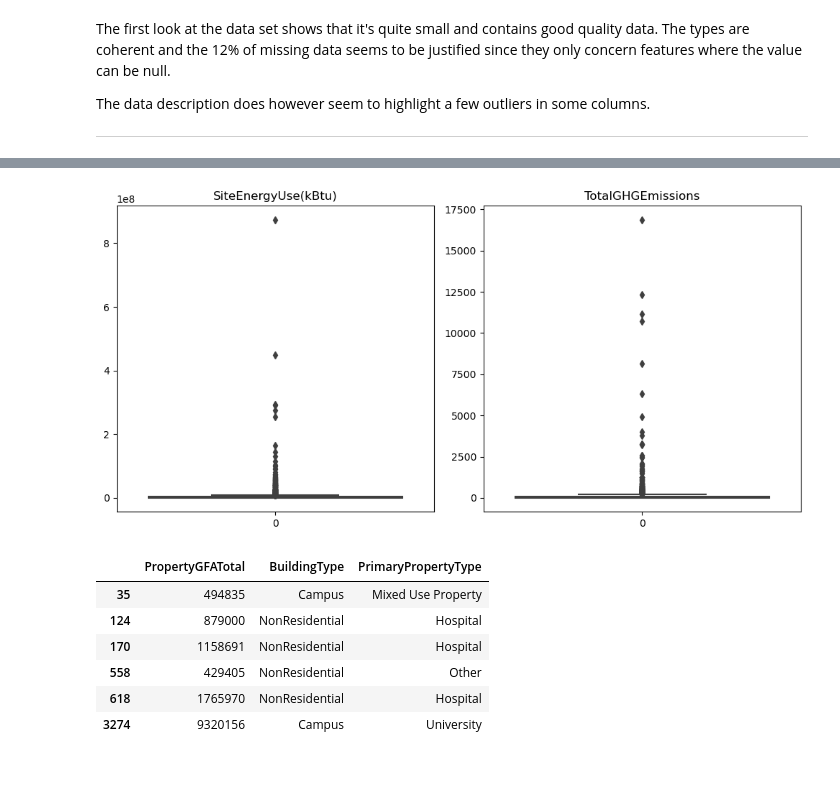
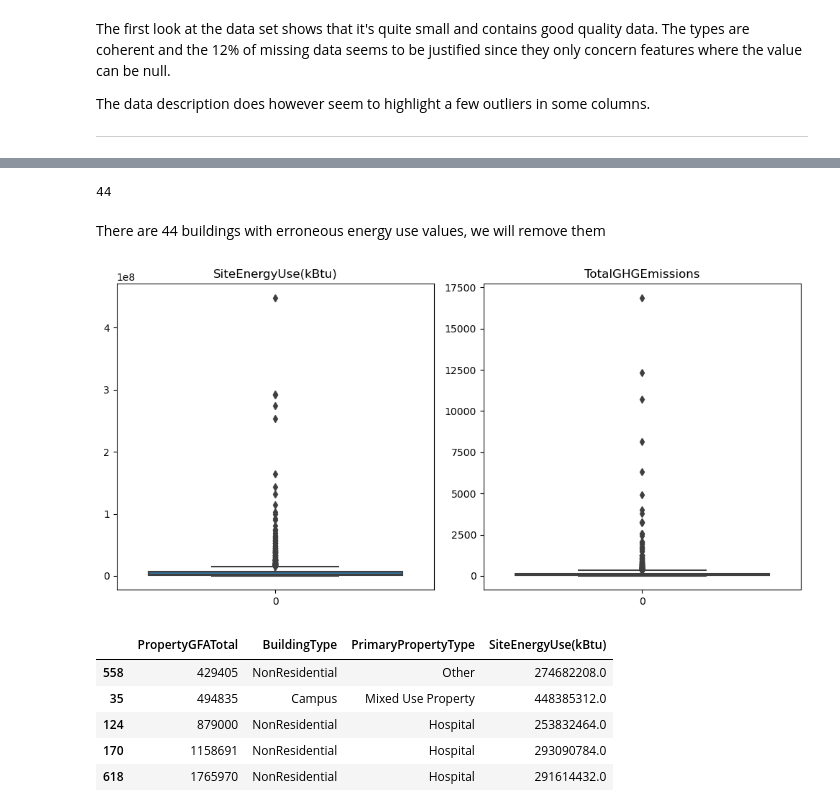
Before and after one commit to Dzov/DSP4, a Jupyter notebook: Haladjian_Amelie-Dzovinar_1_notebook_exploratoire_082023.ipynb, the cells around one changed output, grey strips where cells are left out. Drawn from its saved outputs; the diff is of its cells as text; code cells hidden in the pictures; blank space fills up the shorter version.

```diff
--- a/Haladjian_Amelie-Dzovinar_1_notebook_exploratoire_082023.ipynb
+++ b/Haladjian_Amelie-Dzovinar_1_notebook_exploratoire_082023.ipynb
@@ -169,0 +375,7 @@ plt.show()
+# %%
+data.loc[missing_property_use_type.index, "LargestPropertyUseType"] = data[
+    "ListOfAllPropertyUseTypes"
+]
+data.loc[missing_property_use_type.index, "LargestPropertyUseTypeGFA"] = data[
+    "PropertyGFATotal"
+]
@@ -169,0 +384,2 @@ plt.show()
+# %%
+data = data.drop(index=[353, 3040])
@@ -169,0 +396,14 @@ plt.show()
+# %%
+erroneous_energy_total = data.loc[
+    abs(
+        round(data["SiteEnergyUse(kBtu)"])
+        - round(
+            data["Electricity(kBtu)"]
+            + data["NaturalGas(kBtu)"]
+            + data["SteamUse(kBtu)"]
+        )
+    )
+    > 100,
+    "SiteEUI(kBtu/sf)":,
+]
+erroneous_energy_total
@@ -170,23 +428,32 @@ plt.show()
+# %%
+len(erroneous_energy_total)
+# %% [output]
+44
+# %% [markdown]
+There are 44 buildings with erroneous energy use values, we will remove them
+# %%
+data = data.drop(erroneous_energy_total.index)
 # %%
 fig, ax = plt.subplots(1, 2, figsize=[10, 5])
-sns.boxplot(data=raw_data["SiteEnergyUse(kBtu)"], ax=ax[0])
+sns.boxplot(data=data["SiteEnergyUse(kBtu)"], ax=ax[0])
 ax[0].set_title("SiteEnergyUse(kBtu)")
-sns.boxplot(data=raw_data["TotalGHGEmissions"], ax=ax[1])
+sns.boxplot(data=data["TotalGHGEmissions"], ax=ax[1])
 ax[1].set_title("TotalGHGEmissions")
 plt.tight_layout()
 plt.show()
 # %% [output]
-[figure, old version]
+[figure, new version]
 # %%
-raw_data.loc[
-    raw_data["SiteEnergyUse(kBtu)"] > 2e8,
-    ["PropertyGFATotal", "BuildingType", "PrimaryPropertyType"],
-]
+energy_use_outliers = data.loc[
+    data["SiteEnergyUse(kBtu)"] > 2e8,
+    ["PropertyGFATotal", "BuildingType", "PrimaryPropertyType", "SiteEnergyUse(kBtu)"],
+].sort_values(by="PropertyGFATotal")
+
+energy_use_outliers
 # %% [output]
-|  | PropertyGFATotal | BuildingType | PrimaryPropertyType |
-| 35 | 494835 | Campus | Mixed Use Property |
-| 124 | 879000 | NonResidential | Hospital |
-| 170 | 1158691 | NonResidential | Hospital |
-| 558 | 429405 | NonResidential | Other |
-| 618 | 1765970 | NonResidential | Hospital |
-| 3274 | 9320156 | Campus | University |
+|  | PropertyGFATotal | BuildingType | PrimaryPropertyType | SiteEnergyUse(kBtu) |
+| 558 | 429405 | NonResidential | Other | 274682208.0 |
+| 35 | 494835 | Campus | Mixed Use Property | 448385312.0 |
+| 124 | 879000 | NonResidential | Hospital | 253832464.0 |
+| 170 | 1158691 | NonResidential | Hospital | 293090784.0 |
+| 618 | 1765970 | NonResidential | Hospital | 291614432.0 |
```
Also changed, not shown: parts of 47 cells of this notebook.
